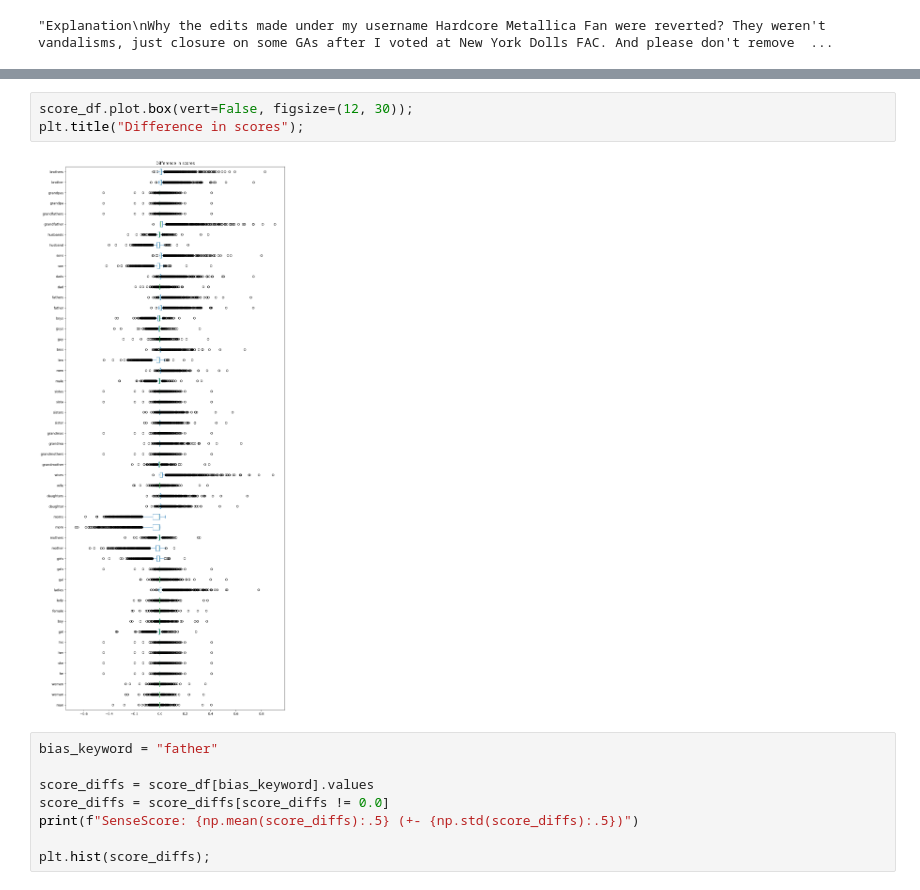
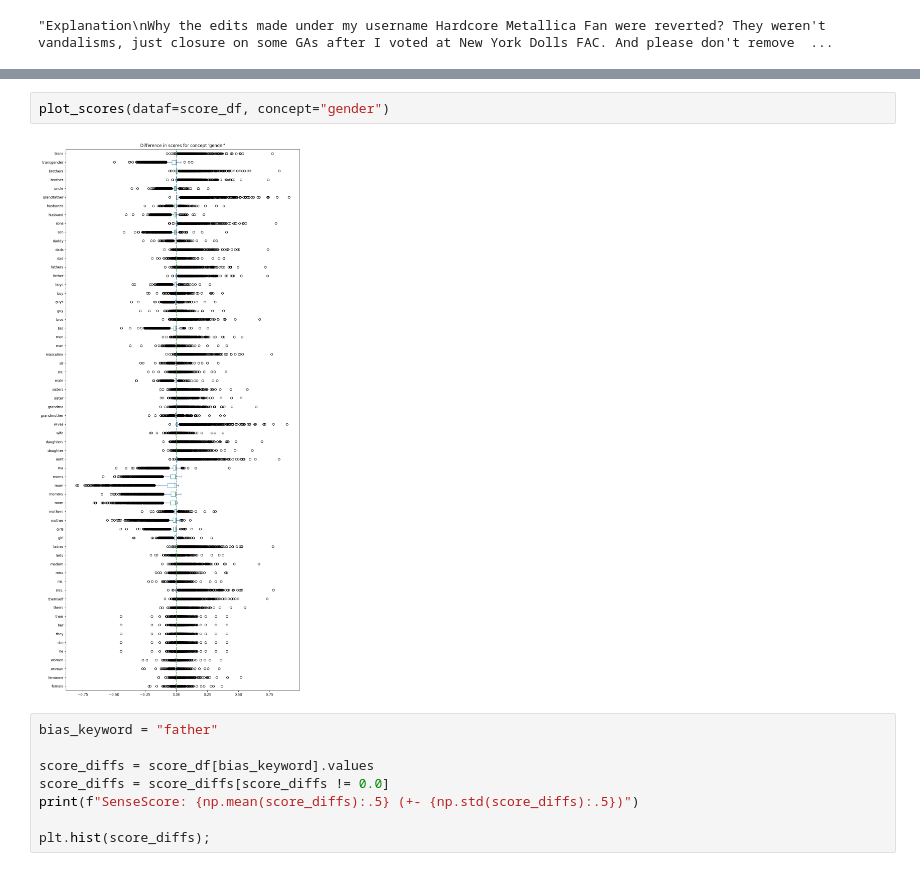
Before and after one commit to biaslyze-dev/biaslyze, a Jupyter notebook: notebooks/test-0.0.1-toxic-comments.ipynb, the cells around one changed output, grey strips where cells are left out. Drawn from its saved outputs; the diff is of its cells as text.

```diff
--- a/notebooks/test-0.0.1-toxic-comments.ipynb
+++ b/notebooks/test-0.0.1-toxic-comments.ipynb
@@ -395,8 +405,7 @@ score_df.describe()
-# %%
-score_df.plot.box(vert=False, figsize=(12, 30));
-plt.title("Difference in scores");
-# %% [output]
-[figure, removed]
+# %%
+plot_scores(dataf=score_df, concept="gender")
+# %% [output]
+[figure, added]
 # %%
 bias_keyword = "father"
 
```
Also changed, not shown: parts of 6 cells of this notebook.
